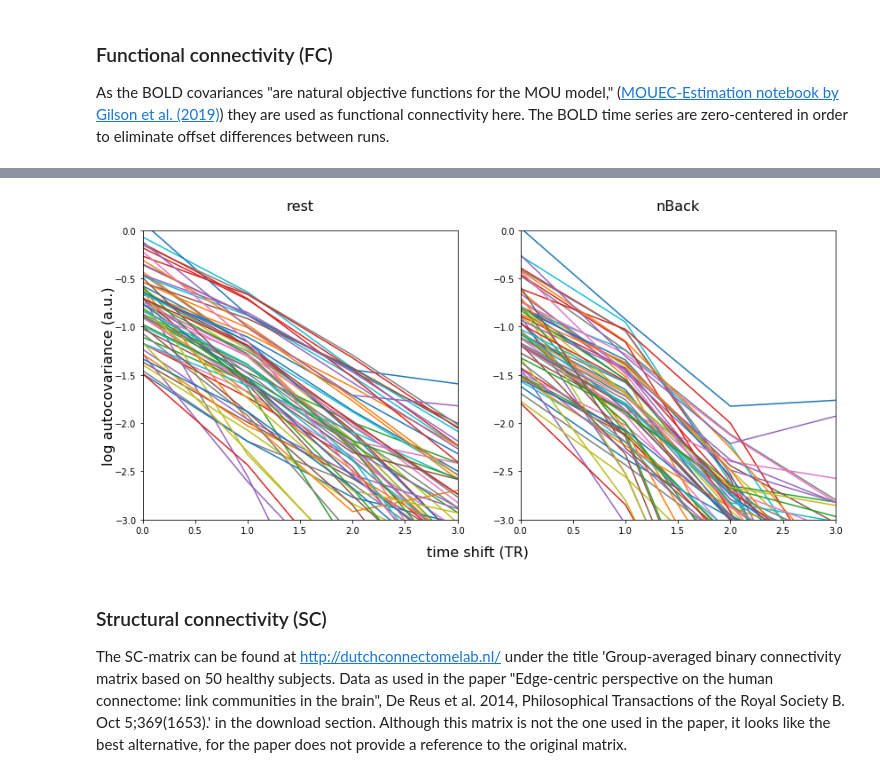
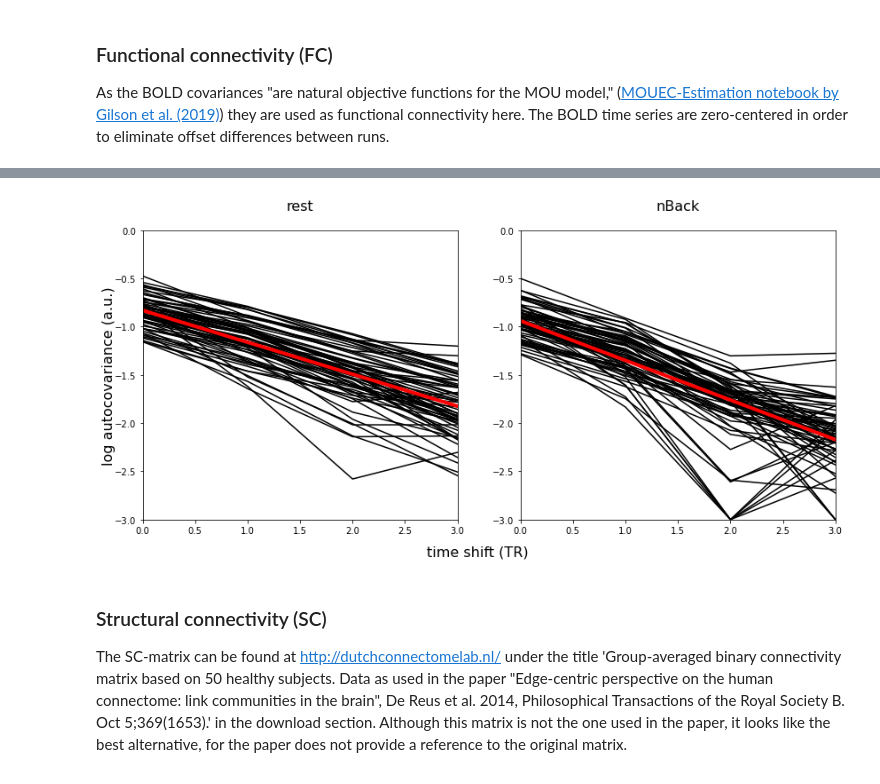
Before and after one commit to bjoernkoehn21/Reproduce-results-from-Senden-paper, a Jupyter notebook: replicate_results_from_Senden_et_al_paper.ipynb, the cells around one changed output, grey strips where cells are left out. Drawn from its saved outputs; the diff is of its cells as text; code cells hidden in the pictures.

Commit message:
#4 -- update: introduce calculate_FC() as a function; take highest off-diagonal value as max point for scaling the FC; scale the average over subjects FC

```diff
--- a/replicate_results_from_Senden_et_al_paper.ipynb
+++ b/replicate_results_from_Senden_et_al_paper.ipynb
@@ -175,29 +199,37 @@ Mean BOLD variance (diagonal of each FC0 matrix): 0.42666585368839943
 # %%
-# Calculate the autocovariance.
-ac = FC_emp.diagonal(axis1=3, axis2=4)
+# Calculate the logarithm of the autocovariance.
+ylim = -3
+n_shifts = 4
+FC_emp = calculate_FC(filtered_ts_emp, n_shifts)
+ac = FC_emp[:, :, :, :, :].diagonal(axis1=3, axis2=4)
+log_ac = np.log10(np.maximum(ac[:, :, :, :].mean(axis=_SUBJECT_AXIS),
+                             pow(10, ylim)))
+v_tau = np.arange(ac.shape[2], dtype=np.float)
 # Show the autocovariance for the rest run.
 fig, ax = plt.subplots(nrows=1, ncols=2, figsize=(14, 6))
 fig.text(0.5, 0.03, 'time shift (TR)', ha='center', fontsize=16)
 fig.text(0.08, 0.5, 'log autocovariance (a.u.)', va='center',
          rotation='vertical', fontsize=16)
 plt.subplot(121)
-ac_avg_over_subj = np.log(np.maximum(ac[:, _I_REST_RUN, :, :].
-                                     mean(axis=_SUBJECT_AXIS), np.exp(-5)))
-plt.plot(range(n_shifts), ac_avg_over_subj)
+plt.plot(range(n_shifts), log_ac[_I_REST_RUN,:,:], '-k')
+lin_reg_rest = np.polyfit( np.repeat(v_tau, n_rois),
+                          log_ac[_I_REST_RUN,:,:].reshape(-1), 1 )
+plt.plot(v_tau, lin_reg_rest[0]*v_tau + lin_reg_rest[1], '-r', linewidth=4)
 plt.title('rest', fontsize=16, y=1.05)
-plt.ylim((-3, 0))
-plt.xlim((0, 3))
+plt.ylim((ylim, 0))
+plt.xlim((0, n_shifts-1))
 # Show the autocovariance for the nBack run.
 plt.subplot(122)
-ac_avg_over_subj = np.log(np.maximum(ac[:, _I_NBACK_RUN, :, :].
-                                     mean(axis=_SUBJECT_AXIS), np.exp(-5)))
-plt.plot(range(n_shifts), ac_avg_over_subj)
+plt.plot(range(n_shifts), log_ac[_I_NBACK_RUN,:,:], '-k')
+lin_reg_nback = np.polyfit(np.repeat(v_tau, n_rois),
+                           log_ac[_I_NBACK_RUN,:,:].reshape(-1), 1 )
+plt.plot(v_tau, lin_reg_nback[0]*v_tau + lin_reg_nback[1], '-r', linewidth=4)
 plt.title('nBack', fontsize=16, y=1.05)
-plt.ylim((-3, 0))
-plt.xlim((0, 3))
+plt.ylim((ylim, 0))
+plt.xlim((0, n_shifts-1))
 plt.show()
 # %% [output]
-[figure, old version]
+[figure, new version]
 # %% [markdown]
 ### Structural connectivity (SC)
 The SC-matrix can be found at http://dutchconnectomelab.nl/ under the title 'Group-averaged binary connectivity matrix based on 50 healthy subjects. Data as used in the paper "Edge-centric perspective on the human connectome: link communities in the brain", De Reus et al. 2014, Philosophical Transactions of the Royal Society B. Oct 5;369(1653).' in the download section. Although this matrix is not the one used in the paper, it looks like the best alternative, for the paper does not provide a reference to the original matrix.
```
Also changed, not shown: parts of 2 cells of this notebook.
